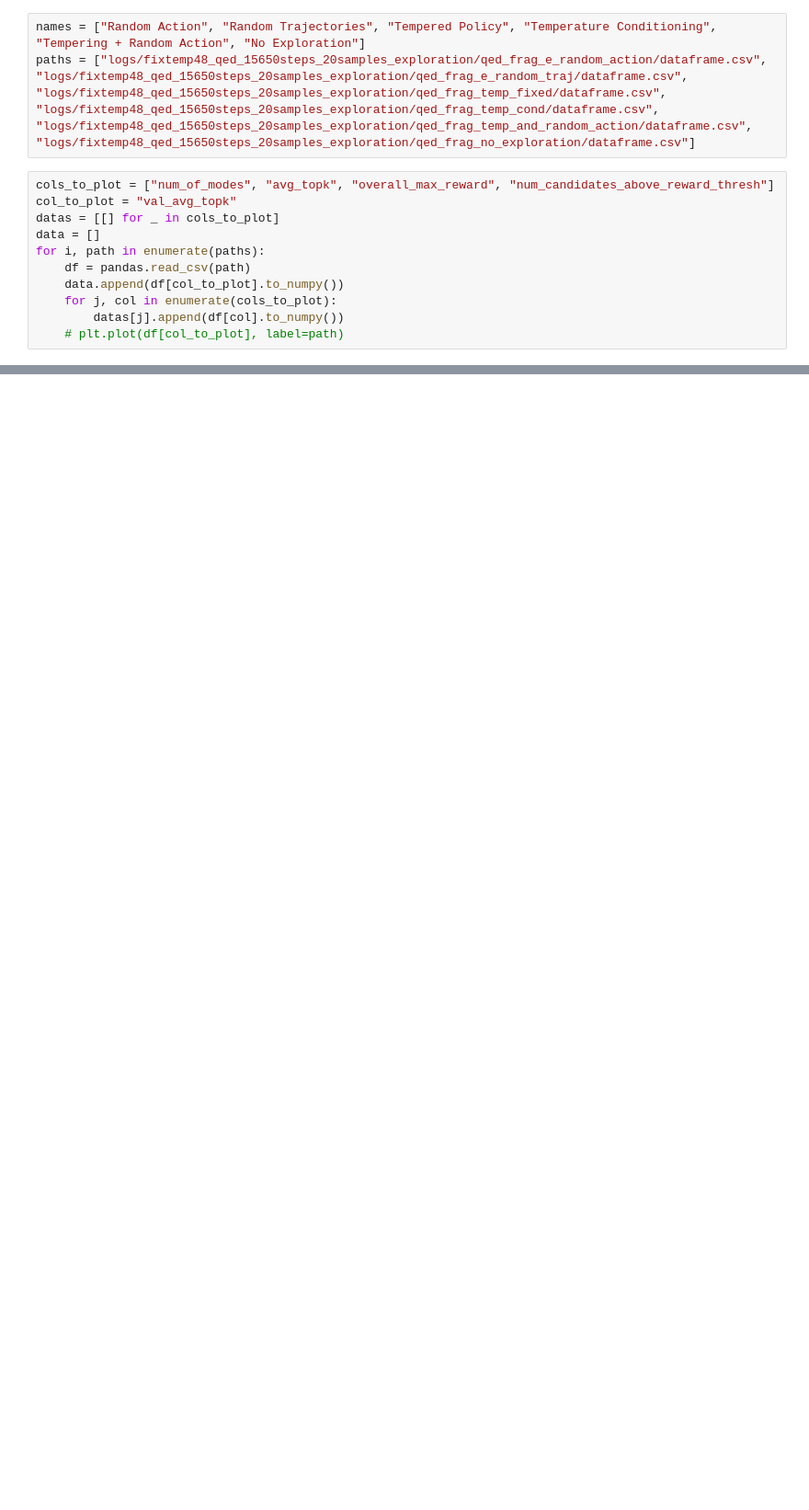
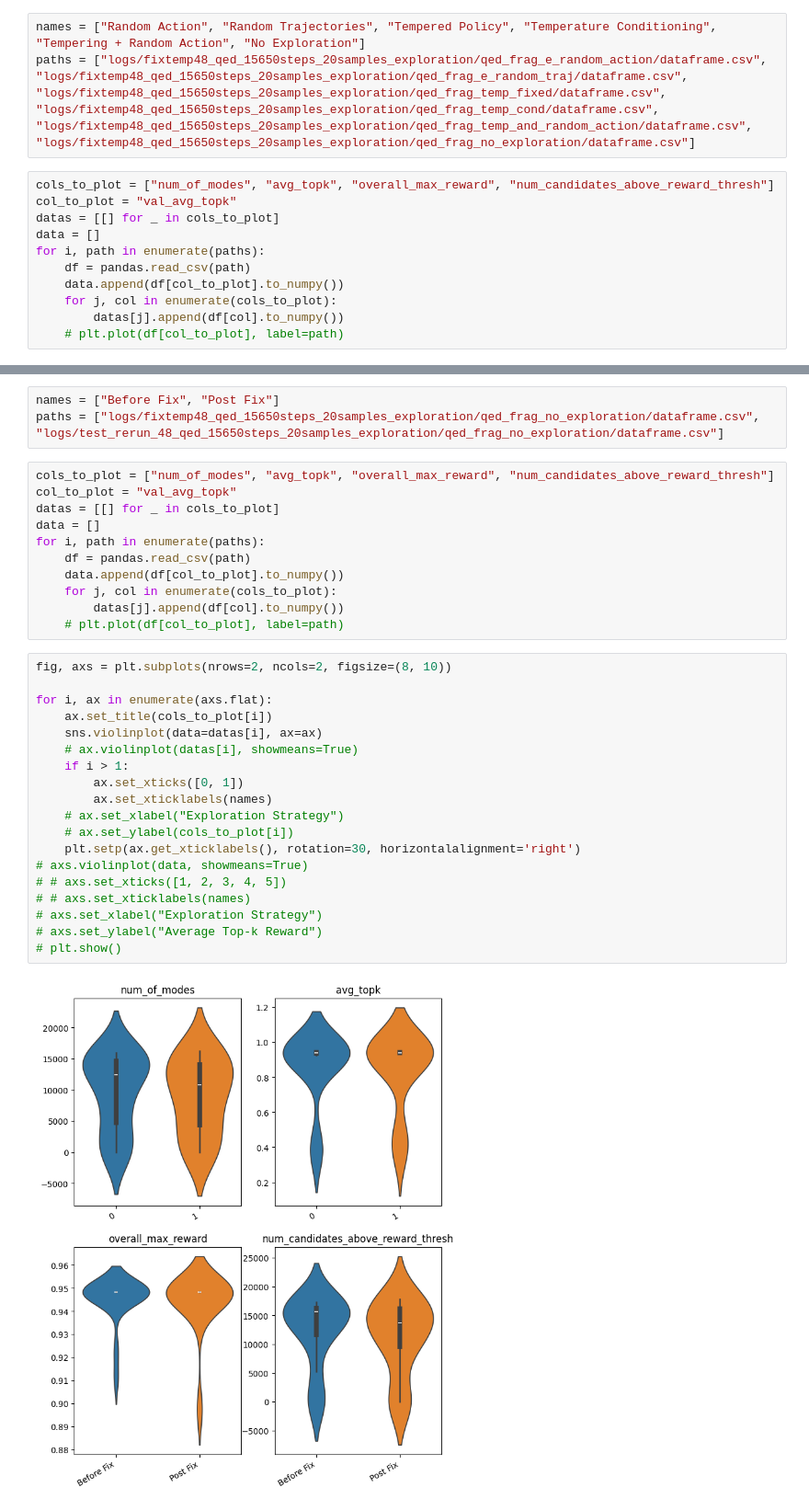
Before and after one commit to aanjaa/gflownet, a Jupyter notebook: plot_results.ipynb, the cells around one changed output, grey strips where cells are left out. Shown at 92% size. Saved outputs shown, nothing was run; the diff lists cells and outputs as text; blank space fills up the shorter version.

```diff
--- a/plot_results.ipynb
+++ b/plot_results.ipynb
@@ -147,0 +146,35 @@ for i, ax in enumerate(axs.flat):
+# %%
+names = ["Before Fix", "Post Fix"]
+paths = ["logs/fixtemp48_qed_15650steps_20samples_exploration/qed_frag_no_exploration/dataframe.csv", "logs/test_rerun_48_qed_15650steps_20samples_exploration/qed_frag_no_exploration/dataframe.csv"]
+# %%
+cols_to_plot = ["num_of_modes", "avg_topk", "overall_max_reward", "num_candidates_above_reward_thresh"]
+col_to_plot = "val_avg_topk"
+datas = [[] for _ in cols_to_plot]
+data = []
+for i, path in enumerate(paths):
+    df = pandas.read_csv(path)
+    data.append(df[col_to_plot].to_numpy())
+    for j, col in enumerate(cols_to_plot):
+        datas[j].append(df[col].to_numpy())
+    # plt.plot(df[col_to_plot], label=path)
+# %%
+fig, axs = plt.subplots(nrows=2, ncols=2, figsize=(8, 10))
+
+for i, ax in enumerate(axs.flat):
+    ax.set_title(cols_to_plot[i])
+    sns.violinplot(data=datas[i], ax=ax)
+    # ax.violinplot(datas[i], showmeans=True)
+    if i > 1:
+        ax.set_xticks([0, 1])
+        ax.set_xticklabels(names)
+    # ax.set_xlabel("Exploration Strategy")
+    # ax.set_ylabel(cols_to_plot[i])
+    plt.setp(ax.get_xticklabels(), rotation=30, horizontalalignment='right')
+# axs.violinplot(data, showmeans=True)
+# # axs.set_xticks([1, 2, 3, 4, 5])
+# # axs.set_xticklabels(names)
+# axs.set_xlabel("Exploration Strategy")
+# axs.set_ylabel("Average Top-k Reward")
+# plt.show()
+# %% [output]
+[figure, added]
```
Also changed, not shown: parts of 5 cells of this notebook, 1 other file.
